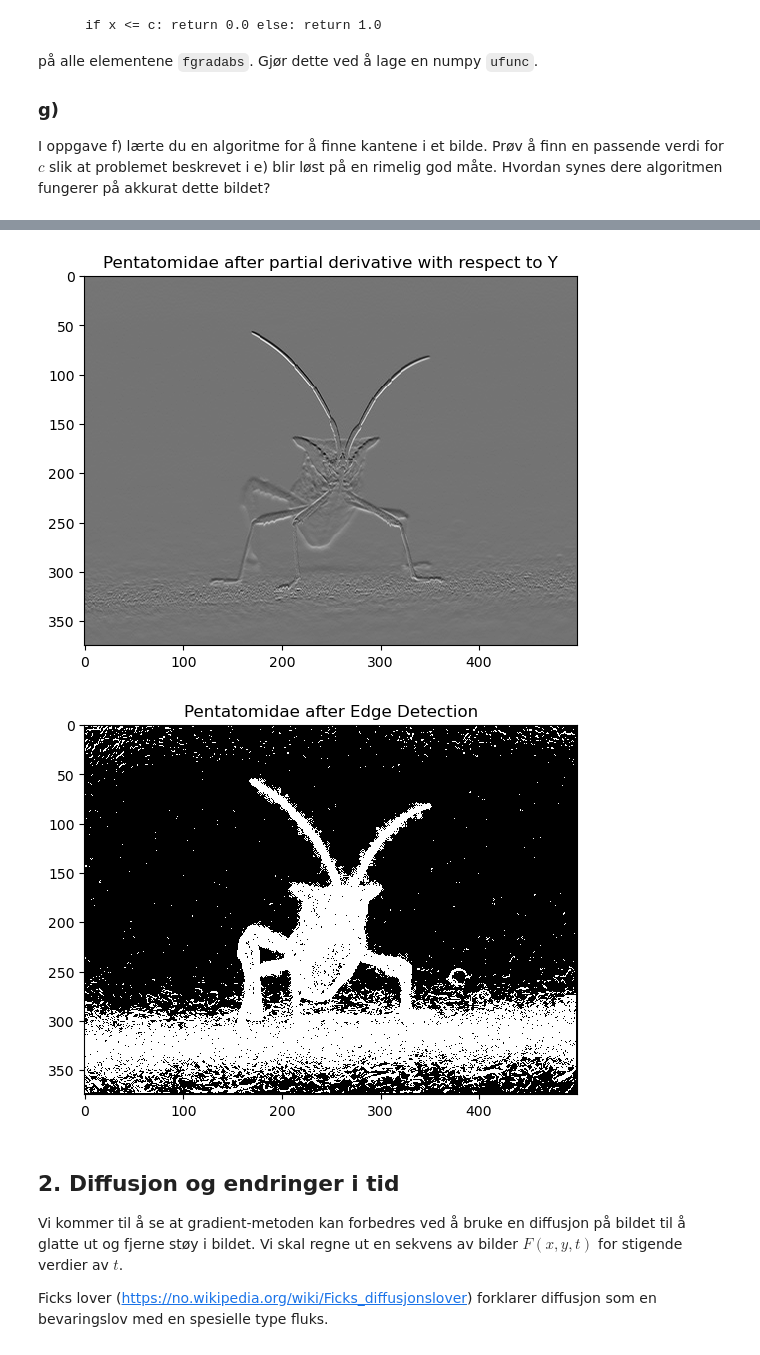
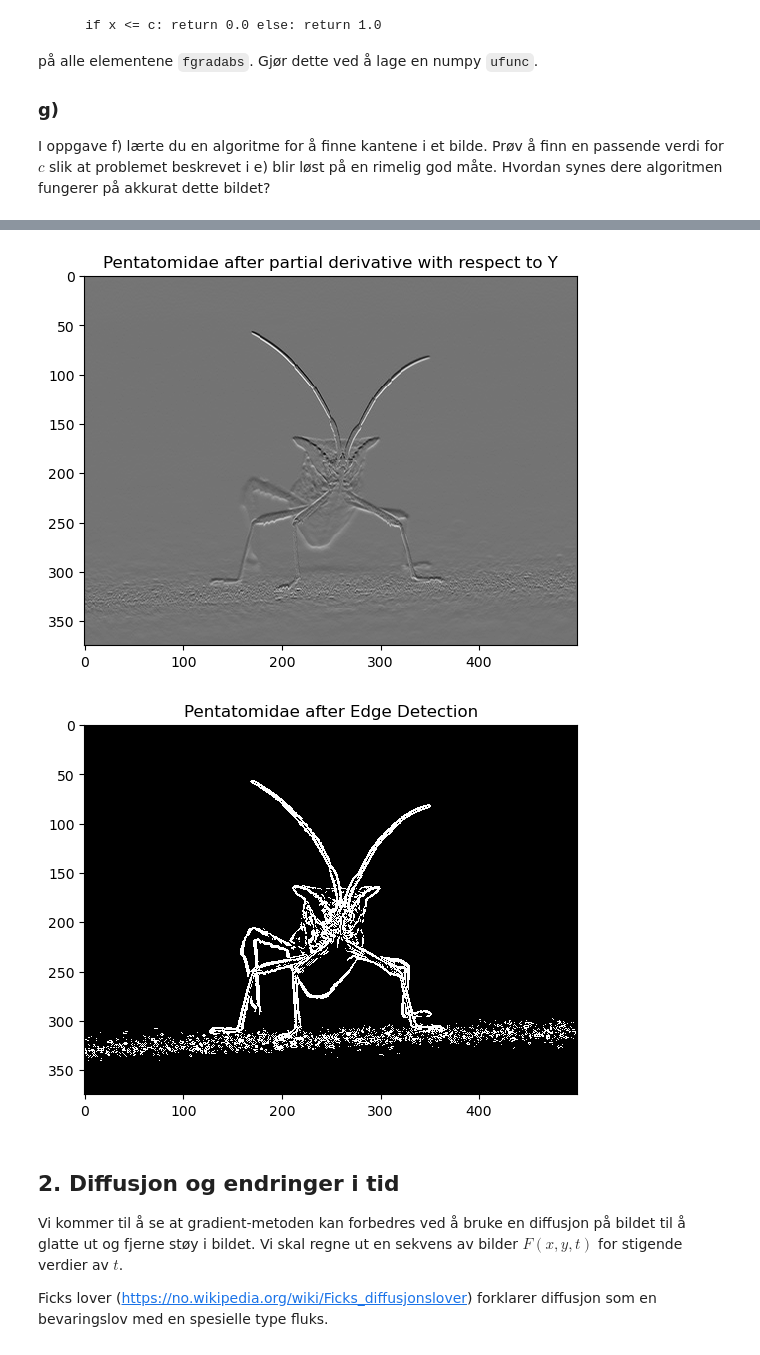
Before and after one commit to AugOks/Gruppe5Prosjekt, a Jupyter notebook: D_data (3).ipynb, the cells around one changed output, grey strips where cells are left out. Saved outputs shown, nothing was run; the diff lists cells and outputs as text; code cells hidden in the pictures.

```diff
--- a/D_data (2).ipynb
+++ b/D_data (3).ipynb
@@ -148,37 +148,37 @@ for k in range(1, Sy):
 
 plt.imshow(fgradabs, cmap="Greys", interpolation='none')
 plt.title("Pentatomidae after Edge fgradabs")
 
 #Task F
 def kutt(x,c):
-    C = 0.01 # du kan prøve å endre på denne verdien
+    C = c # du kan prøve å endre på denne verdien
     value = 0
     if x <= C: value = 1
     return value
 
 #This block of code proves we know what ufuncs are and how to implement them but python is throwing Typerrors when showing the image.
 """
 kutt = np.frompyfunc(kutt, 1 ,1)
 kant = kutt([fgradabs])
 temp = edge_detection.astype(np.float64)
 kant = temp[-1,:,:]
 """
 #Task F/G
-image = mg[:,:,-1] #mg has 3
+image = img[:,:,-1] #mg has 3
 image = image.astype(np.float64)
 
 for k in range(1, Sy):
     for h in range(1, Sx):
-        fgradabs[k,h] = kutt(fgradabs[k,h],0.01)
+        fgradabs[k,h] = kutt(fgradabs[k,h],0.1)
 
 
 plt.imshow(fgradabs, cmap="Greys", interpolation='none')
 plt.title("Pentatomidae after Edge Detection")
 plt.show()
 # %% [output]
 [figure]
 [figure]
-[figure, old version]
+[figure, new version]
 # %% [markdown]
 ## 2. Diffusjon og endringer i tid
 
```
Also changed, not shown: parts of 3 cells of this notebook.
